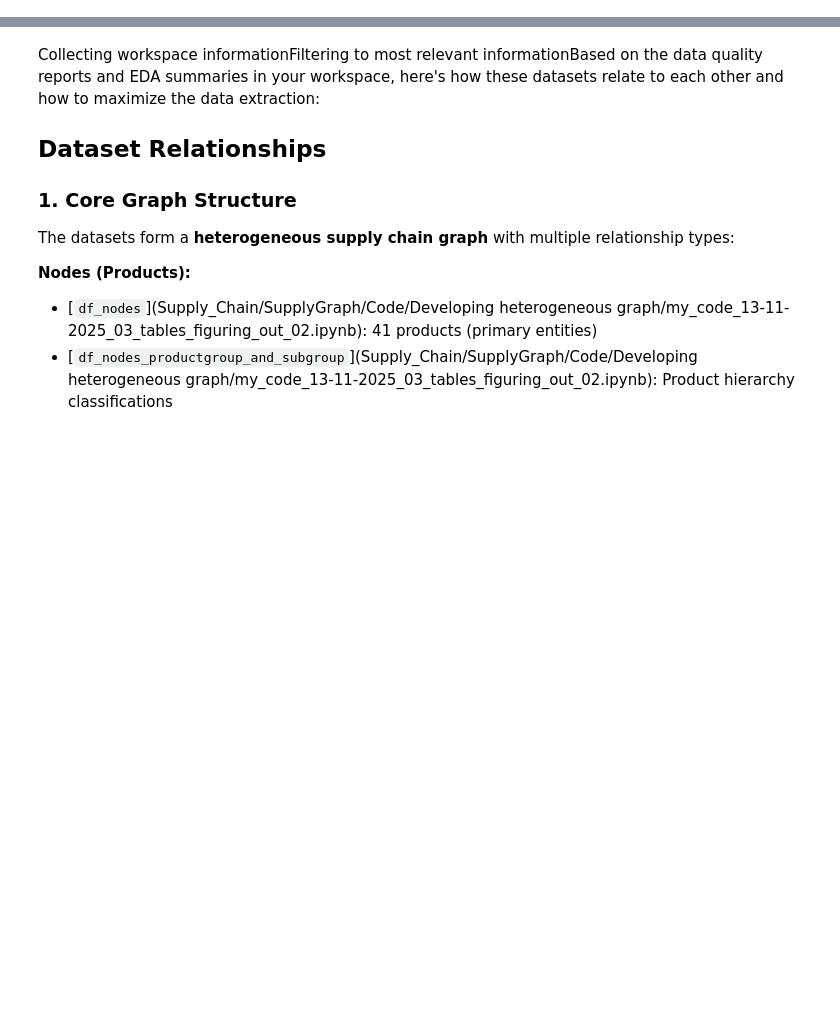
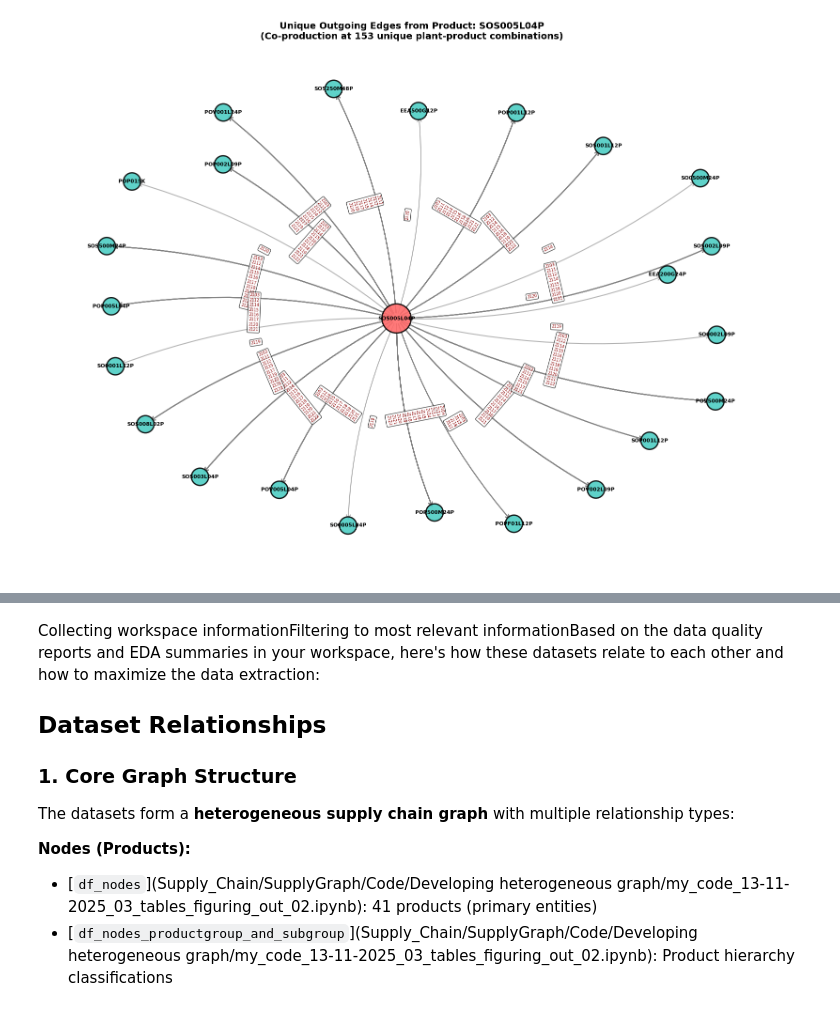
Before and after one commit to iman-xosseini/knowledge_graph_project, a Jupyter notebook: notebooks/data_analysis_13-11-2025.ipynb, the cells around one changed output, grey strips where cells are left out. Saved outputs shown, nothing was run; the diff lists cells and outputs as text; code cells hidden in the pictures; blank space fills up the shorter version.

Commit message:
Data Anlysis updated

```diff
--- a/notebooks/data_analysis_13-11-2025.ipynb
+++ b/notebooks/data_analysis_13-11-2025.ipynb
@@ -59,0 +221,83 @@ df_sales_order = pd.read_csv("../data/SupplyGraph/Temporal Data/Unit/Sales Order
+# %%
+# Filter edges where product is ONLY in node1 (source)
+filtered = df_edges_plant[df_edges_plant['node1'] == product].copy()
+
+# Get unique rows based on (node2, Plant) combination
+unique_filtered = filtered.drop_duplicates(subset=['node2', 'Plant']).reset_index(drop=True)
+
+print(f"Total rows: {len(filtered)}")
+print(f"Unique (node2, Plant) combinations: {len(unique_filtered)}")
+display(unique_filtered)
+
+import os
+fig_path = os.path.join('..', 'figures')
+os.makedirs(fig_path, exist_ok=True)
+
+# Build MultiDiGraph to preserve all unique plant-product relationships
+G_sub = nx.MultiDiGraph()
+
+for _, r in unique_filtered.iterrows():
+    u = r['node1']
+    v = r['node2']
+    plant = r.get('Plant', 'Unknown')
+    G_sub.add_edge(u, v, plant=plant)
+
+# Ensure product node present even if isolated
+if product not in G_sub:
+    G_sub.add_node(product)
+
+print(f"\nGraph Statistics:")
+print(f"Nodes in graph: {G_sub.number_of_nodes()}")
+print(f"Total edges (multi-edges): {G_sub.number_of_edges()}")
+print(f"Unique products connected: {len([n for n in G_sub.nodes() if n != product])}")
+
+# Visualize
+plt.figure(figsize=(16, 12))
+pos = nx.spring_layout(G_sub, k=2, seed=42, iterations=50)
+
+# Styling - highlight the source product
+node_colors = ['#FF6B6B' if n == product else '#4ECDC4' for n in G_sub.nodes()]
+node_sizes = [2000 if n == product else 700 for n in G_sub.nodes()]
+
+nx.draw_networkx_nodes(G_sub, pos, node_color=node_colors, node_size=node_sizes,
+                       edgecolors='black', linewidths=2, alpha=0.9)
+nx.draw_networkx_labels(G_sub, pos, font_size=8, font_weight='bold')
+
+# Draw edges with slight offset for multi-edges
+nx.draw_networkx_edges(G_sub, pos, edge_color='gray', width=1.5, alpha=0.6,
+                       arrowsize=15, arrowstyle='->', connectionstyle='arc3,rad=0.1')
+
+# Edge labels showing plant information for each unique edge
+edge_labels = {}
+for u, v, key, data in G_sub.edges(data=True, keys=True):
+    plant = data.get('plant', 'N/A')
+    # Create unique label for each multi-edge
+    if (u, v) in edge_labels:
+        edge_labels[(u, v)] += f"\n{plant}"
+    else:
+        edge_labels[(u, v)] = str(plant)
+
+if edge_labels:
+    nx.draw_networkx_edge_labels(G_sub, pos, edge_labels=edge_labels,
+                                 font_size=6, font_color='darkred',
+                                 bbox=dict(boxstyle="round,pad=0.3", facecolor="white", alpha=0.7))
+
+plt.title(f"Unique Outgoing Edges from Product: {product}\n(Co-production at {len(unique_filtered)} unique plant-product combinations)",
+          fontsize=14, fontweight='bold')
+plt.axis('off')
+plt.tight_layout()
+
+out_file = os.path.join(fig_path, f'product_unique_outgoing_edges_{product}.png')
+plt.savefig(out_file, dpi=200, bbox_inches='tight')
+plt.show()
+
+# Print detailed statistics
+print(f"\nDetailed Edge Information:")
+print(f"Products connected to {product}: {G_sub.number_of_nodes() - 1}")
+
+# Group by node2 to show multiple plants per product
+plant_by_product = unique_filtered.groupby('node2')['Plant'].apply(list).to_dict()
+print(f"\nProducts and their plants:")
+for neighbor, plants in sorted(plant_by_product.items()):
+    print(f"  {product} → {neighbor}: {len(plants)} plant(s) - {plants}")
+# %% [output]
@@ -59,0 +323 @@ df_sales_order = pd.read_csv("../data/SupplyGraph/Temporal Data/Unit/Sales Order
+[figure, added]
```
Also changed, not shown: parts of 8 cells of this notebook, 5 other files.
